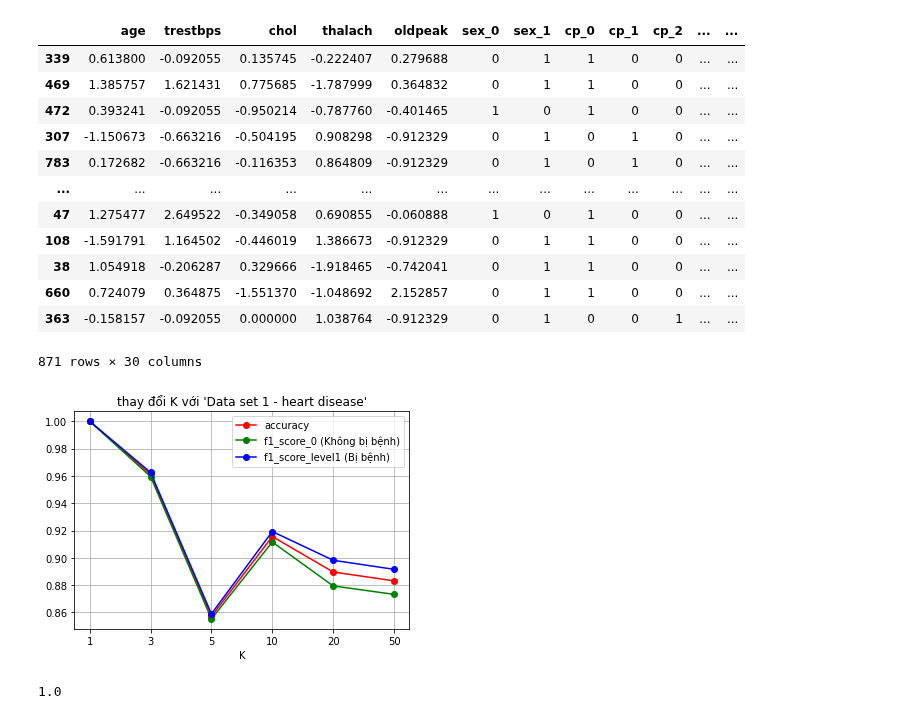
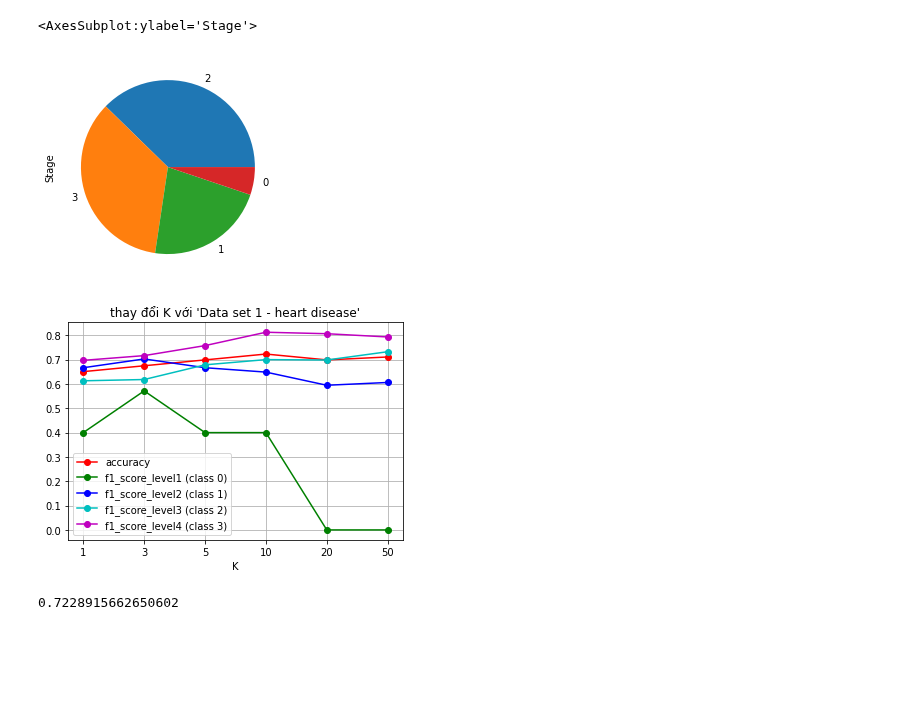
Before and after one commit to ddotu2612/BTL_MachineLearning, a Jupyter notebook: KNN_TuCode.ipynb, the cells around one changed output. Drawn from its saved outputs; the diff is of its cells as text; code cells hidden in the pictures; blank space fills up the shorter version.

```diff
--- a/KNN_TuCode.ipynb
+++ b/KNN_TuCode.ipynb
@@ -43,28 +45,17 @@ So luong nhan:  1025
 # %%
-# Dataset 1 bệnh tim
-X_train, X_test, y_train, y_test = train_test_split(X_train_test, label, test_size=0.15, stratify=label, random_state=10)
-X_train
+# # Dataset 1 bệnh tim
+# X_train, X_test, y_train, y_test = train_test_split(X_train_test, label, test_size=0.15, stratify=label, random_state=10)
+# X_train
 
 # Dataset 2
-# cv = StratifiedShuffleSplit(n_splits=1, test_size=0.2, random_state = 0)
-# train_index, test_index = list(cv.split(X_train_test, label))[0]
-# X_train, X_test = X_train_test.iloc[train_index], X_train_test.iloc[test_index]
-# y_train, y_test = label.iloc[train_index], label.iloc[test_index]
-# y_train.value_counts().plot(kind="pie")
+cv = StratifiedShuffleSplit(n_splits=1, test_size=0.2, random_state = 0)
+train_index, test_index = list(cv.split(X_train_test, label))[0]
+X_train, X_test = X_train_test.iloc[train_index], X_train_test.iloc[test_index]
+y_train, y_test = label.iloc[train_index], label.iloc[test_index]
+y_train.value_counts().plot(kind="pie")
 # %% [output]
-|  | age | trestbps | chol | thalach | oldpeak | sex_0 | sex_1 | cp_0 | cp_1 | cp_2 | ... | ... |
-| 339 | 0.613800 | -0.092055 | 0.135745 | -0.222407 | 0.279688 | 0 | 1 | 1 | 0 | 0 | ... | ... |
-| 469 | 1.385757 | 1.621431 | 0.775685 | -1.787999 | 0.364832 | 0 | 1 | 1 | 0 | 0 | ... | ... |
-| 472 | 0.393241 | -0.092055 | -0.950214 | -0.787760 | -0.401465 | 1 | 0 | 1 | 0 | 0 | ... | ... |
-| 307 | -1.150673 | -0.663216 | -0.504195 | 0.908298 | -0.912329 | 0 | 1 | 0 | 1 | 0 | ... | ... |
-| 783 | 0.172682 | -0.663216 | -0.116353 | 0.864809 | -0.912329 | 0 | 1 | 0 | 1 | 0 | ... | ... |
-| ... | ... | ... | ... | ... | ... | ... | ... | ... | ... | ... | ... | ... |
-| 47 | 1.275477 | 2.649522 | -0.349058 | 0.690855 | -0.060888 | 1 | 0 | 1 | 0 | 0 | ... | ... |
-| 108 | -1.591791 | 1.164502 | -0.446019 | 1.386673 | -0.912329 | 0 | 1 | 1 | 0 | 0 | ... | ... |
-| 38 | 1.054918 | -0.206287 | 0.329666 | -1.918465 | -0.742041 | 0 | 1 | 1 | 0 | 0 | ... | ... |
-| 660 | 0.724079 | 0.364875 | -1.551370 | -1.048692 | 2.152857 | 0 | 1 | 1 | 0 | 0 | ... | ... |
-| 363 | -0.158157 | -0.092055 | 0.000000 | 1.038764 | -0.912329 | 0 | 1 | 0 | 0 | 1 | ... | ... |
-871 rows × 30 columns
+<AxesSubplot:ylabel='Stage'>
+[figure, added]
 # %%
 # y_test.value_counts().plot(kind="pie")
 # %%
@@ -119,33 +110,33 @@ def plot_line(title, xlabel, X, Y, f1_Score, classes):
 # %%
 title = "thay đổi K với 'Data set 1 - heart disease'"
 
 xlabel = "K"
 X = []
 Y = []
 f1_Score = []
 error = []
 
 for k in tqdm([1, 3, 5, 10, 20, 50]):
     # Load model
     model = KNN(top_k = k)
     model.fit(np.array(X_train), np.array(y_train))
 
     # Sample predict model
     y_pred = model.predict_batch(np.array(X_test))
 
     # Caculate accuracy score
     acc = accuracy_score(y_pred, np.array(y_test))
 
     X.append(str(k))
     Y.append(acc)
     f1_Score.append(list(f1_score(y_test, y_pred, average=None)))
 # Dataset 2
-# plot_line(title, xlabel, X, Y, f1_Score, ['accuracy', 'f1_score_level1 (class 0)',
-# 'f1_score_level2 (class 1)', 'f1_score_level3 (class 2)', 'f1_score_level4 (class 3)'])
+plot_line(title, xlabel, X, Y, f1_Score, ['accuracy', 'f1_score_level1 (class 0)',
+'f1_score_level2 (class 1)', 'f1_score_level3 (class 2)', 'f1_score_level4 (class 3)'])
 
-# Dataset 1
-plot_line(title, xlabel, X, Y, f1_Score, ['accuracy', 'f1_score_0 (Không bị bệnh)',
-'f1_score_level1 (Bị bệnh)'])
-plt.show()
+# # Dataset 1
+# plot_line(title, xlabel, X, Y, f1_Score, ['accuracy', 'f1_score_0 (Không bị bệnh)',
+# 'f1_score_level1 (Bị bệnh)'])
+# plt.show()
 # %% [output]
-[figure, old version]
+[figure, new version]
@@ -152,6 +145,6 @@ plt.show()
 # %%
 # Test mô hình với K=5, cho độ chính xác cao nhất
-model = KNN(top_k = 1)
+model = KNN(top_k = 10)
 
 model.fit(np.array(X_train), np.array(y_train))
 
@@ -161,7 +154,9 @@ y_pred = model.predict_batch(np.array(X_test))
 # Caculate accuracy score
 acc = accuracy_score(y_pred, np.array(y_test))
 
+max_accuracy.append(acc)
+
 acc
 # %% [output]
-1.0
+0.7228915662650602
 # %%
```
Also changed, not shown: parts of 9 cells of this notebook, 2 other files.
